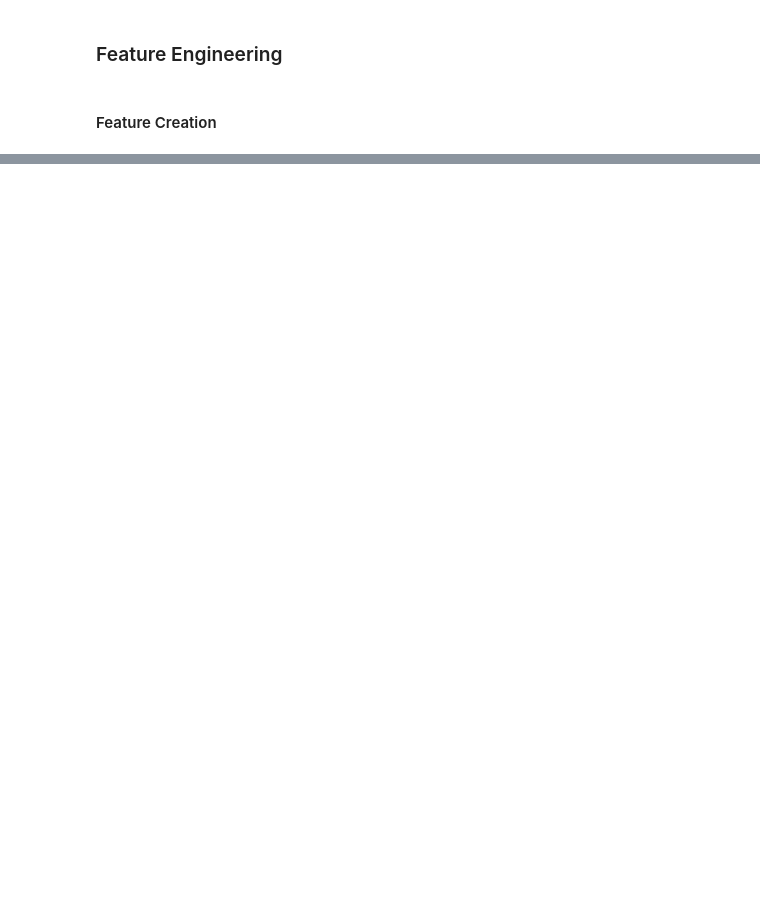
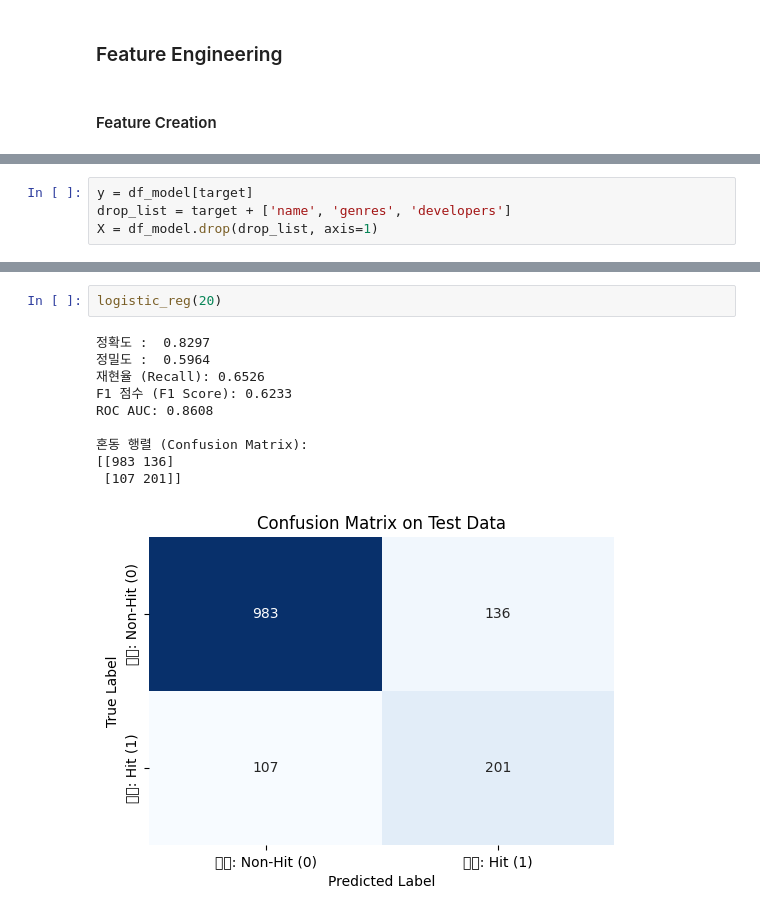
Before and after one commit to orion-gz/DataScience-Term-Project, a Jupyter notebook: Data_Science_Term_Project.ipynb, the cells around one changed output, grey strips where cells are left out. Saved outputs shown, nothing was run; the diff lists cells and outputs as text; blank space fills up the shorter version.

Commit message:
Implement Logistic Regression

```diff
--- a/Data_Science_Term_Project.ipynb
+++ b/Data_Science_Term_Project.ipynb
@@ -1613,0 +1831,4 @@ dtype: int64
+# %%
+y = df_model[target]
+drop_list = target + ['name', 'genres', 'developers']
+X = df_model.drop(drop_list, axis=1)
@@ -1613,0 +1942,13 @@ dtype: int64
+# %%
+logistic_reg(20)
+# %% [output]
+정확도 :  0.8297
+정밀도 :  0.5964
+재현율 (Recall): 0.6526
+F1 점수 (F1 Score): 0.6233
+ROC AUC: 0.8608
+
+혼동 행렬 (Confusion Matrix):
+[[983 136]
+ [107 201]]
+[figure, added]
```
Also changed, not shown: parts of 49 cells of this notebook.
